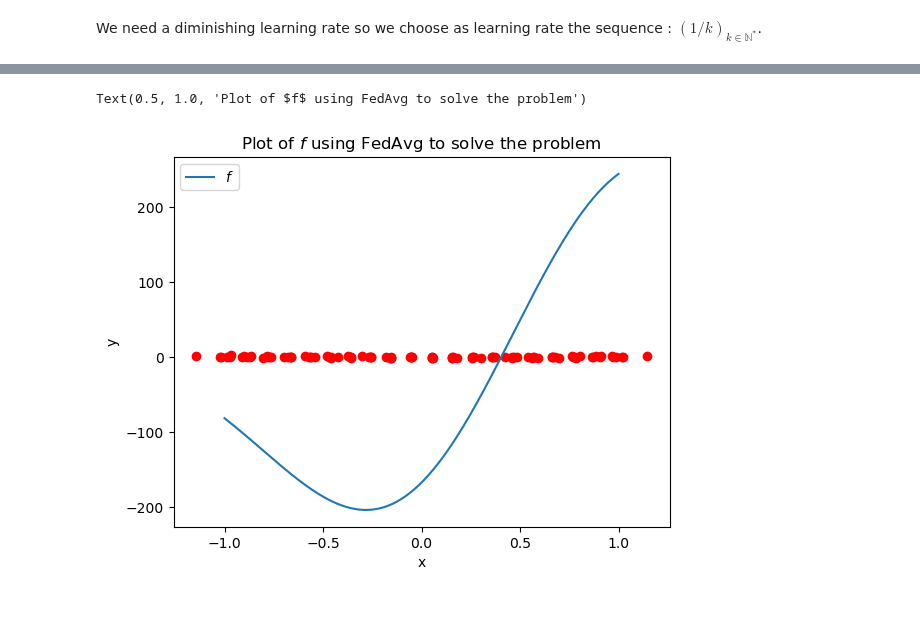
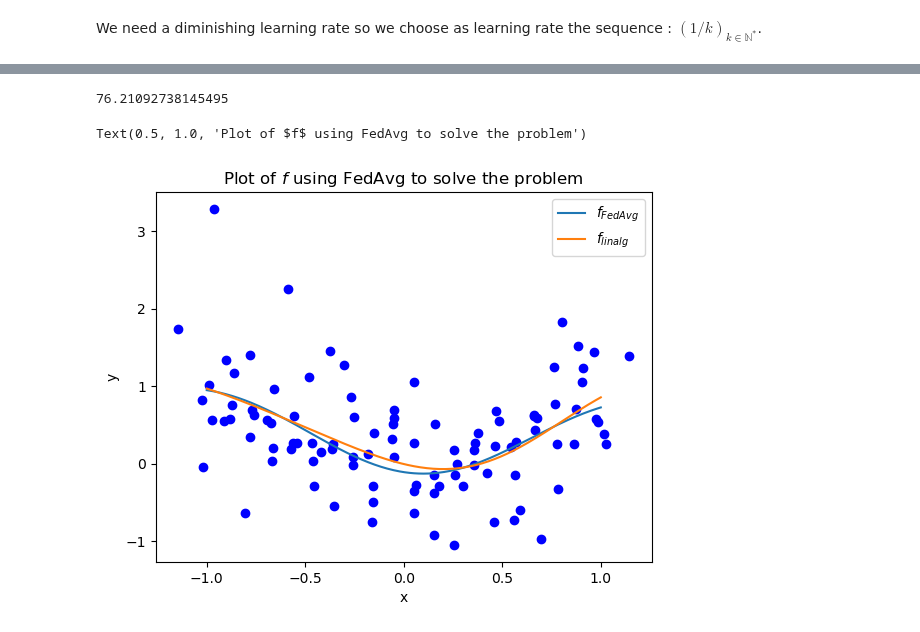
Before and after one commit to RoBarrault/SOD314, a Jupyter notebook: src/Part_two.ipynb, the cells around one changed output, grey strips where cells are left out. Saved outputs shown, nothing was run; the diff lists cells and outputs as text; code cells hidden in the pictures.

```diff
--- a/src/Part_two.ipynb
+++ b/src/Part_two.ipynb
@@ -55,16 +74,20 @@ We need a diminishing learning rate so we choose as learning rate the sequence :
 # %%
-def compute_K_x_j(x_m_points,x_j):
+def compute_K_jm(x_m_points,x_j):
     return np.array([k(x_m_points[i],x_j) for i in range(len(x_m_points))])
 # %%
 def client_update(X,Y,index_client,E,sigma,alpha_0,K_mm):
     m = K_mm.shape[0]
     alpha = np.copy(alpha_0)
     for k in range(E):
-        random_batch = np.random.randint(X.shape[1])
-        x_j = X[index_client,random_batch]
-        y_j = Y[index_client,random_batch]
-        K_x_j = compute_K_x_j(x_m_points,x_j)
-        alpha -= (1/(k+1))*((K_mm@alpha) - (y_j - K_x_j.T@alpha)*K_x_j/(sigma**2))
+        batches_X = np.array_split(X[index_client],B)
+        batches_Y = np.array_split(Y[index_client],B)
+        random_batch = np.random.randint(B)
+        nabla = (1/50)*K_mm@alpha
+        for j in range(len(batches_X[random_batch])):
+            K_jm = compute_K_jm(x_m_points,batches_X[random_batch][j])
+            nabla -= (batches_Y[random_batch][j] - K_jm@alpha)*K_jm.T/(sigma**2)
+
+        alpha -= (1/500)*nabla
     return alpha
 # %%
 def FedAvg(X,Y,B,E,C,sigma,nb_it,K_mm):
@@ -72,7 +95,9 @@ def FedAvg(X,Y,B,E,C,sigma,nb_it,K_mm):
     m = K_mm.shape[0]
 
     alpha = np.zeros(m)
-    for k in tqdm(range(nb_it)):
+    g_vals = []
+    t = trange(nb_it)
+    for k in t:
         selected_clients = np.random.choice(np.array(range(nb_clients)),size=C, replace=False)
         alpha_i = np.zeros((C,m))
         for i in range(C):
@@ -80,15 +105,19 @@ def FedAvg(X,Y,B,E,C,sigma,nb_it,K_mm):
 
         #We need to update x_{k+1} = \sum_{c = 1}^C
         alpha = np.sum(alpha_i,axis=0)/C
-    return alpha
+        g_val = g(alpha,x_m_points,X,Y,sigma)
+        g_vals.append(g_val)
+        t.set_postfix(g_val=g_val)
+
+    return alpha, g_vals
 # %%
 K_mm = compute_K(x_m_points,x_m_points)
 B = 10
 E = 10
 C = 3
-nb_it = 10
+nb_it = 1000
 sigma = 0.5
-alpha_res = FedAvg(X,Y,B,E,C,sigma,nb_it,K_mm)
+alpha_res, g_vals = FedAvg(X,Y,B,E,C,sigma,nb_it,K_mm)
 # %%
 alpha_res
 # %% [output]
@@ -98,13 +126,20 @@ array([5.98914236e+50, 9.72866323e+50, 1.40930534e+51, 1.89327759e+51,
+# %%
+g(alpha_res,x_m_points,X,Y,sigma)
+# %% [output]
+76.21092738145495
 # %%
 s = 250
 x_prime = np.linspace(-1,1,s)
 f_approx_fedavg = plot_f(alpha_res,x_m_points,x_prime)
-plt.plot(X,Y,'ro')
-plt.plot(x_prime,f_approx_fedavg, label= "$f$")
+f_true_linalg = plot_f(true_alpha_linalg,x_m_points,x_prime)
+plt.plot(X,Y,'bo')
+plt.plot(x_prime,f_approx_fedavg, label= "$f_{FedAvg}$")
+plt.plot(x_prime,f_true_linalg, label= "$f_{linalg}$")
+
 plt.xlabel("x")
 plt.ylabel("y")
 plt.legend()
 plt.title("Plot of $f$ using FedAvg to solve the problem")
 # %% [output]
 Text(0.5, 1.0, 'Plot of $f$ using FedAvg to solve the problem')
-[figure, old version]
+[figure, new version]
```
Also changed, not shown: parts of 10 cells of this notebook, 4 other files.
